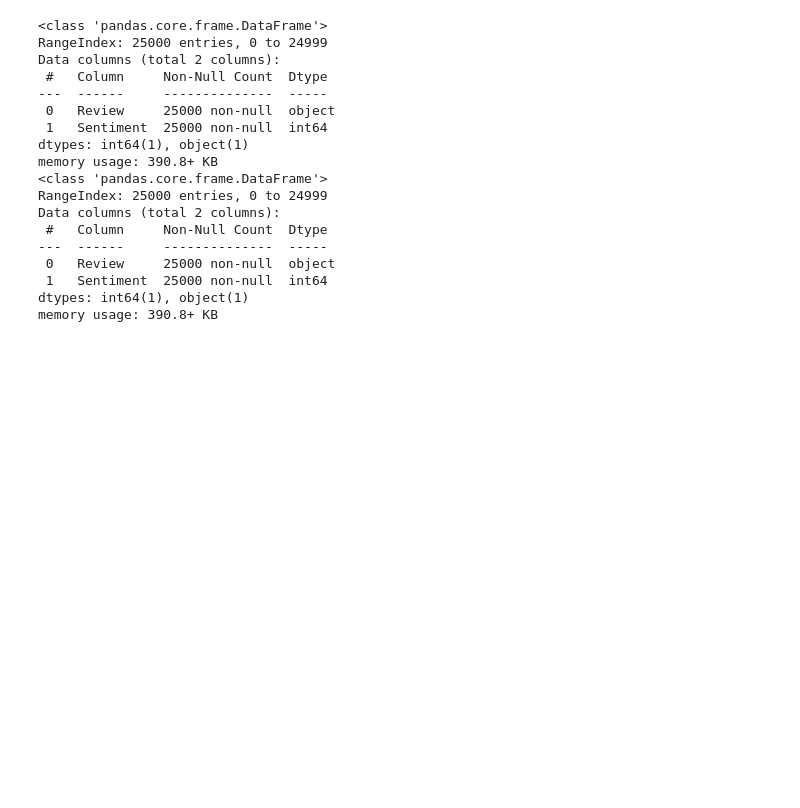
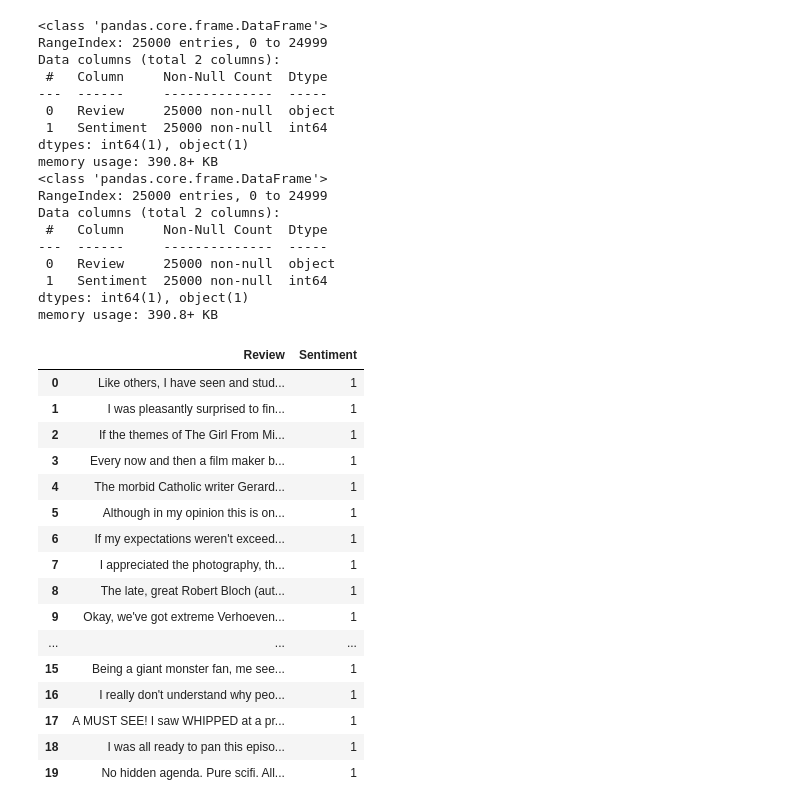
Before and after one commit to 27Swa/IMDB-Movie-Reviews, a Jupyter notebook: Untitled.ipynb, the cells around one changed output. Cells and saved outputs as stored; diff of their text form; code cells hidden in the pictures; blank space fills up the shorter version.

```diff
--- a/Untitled.ipynb
+++ b/Untitled.ipynb
@@ -25,6 +25,7 @@ aclImdb/train/unsup/49920_0.txt
 # %%
 import os
 import pandas as pd
+pd.set_option('max_colwidth', 1500)
 import numpy as np
 import matplotlib.pyplot as plt
 import seaborn as sns
@@ -33,6 +34,10 @@ import random
 from sklearn.feature_extraction.text import TfidfVectorizer
 from sklearn.metrics.pairwise import cosine_similarity
 import nltk
+nltk.download('punkt_tab')
+nltk.download('stopwords')
+nltk.download('wordnet')
+from nltk.tokenize import word_tokenize
 from nltk.corpus import stopwords
 from nltk.stem import WordNetLemmatizer
 import tensorflow as tf
@@ -83,3 +95,23 @@ Data columns (total 2 columns):
  1   Sentiment  25000 non-null  int64
 dtypes: int64(1), object(1)
 memory usage: 390.8+ KB
+# %%
+train_df.head(20)
+# %% [output]
+|  | Review | Sentiment |
+| 0 | Like others, I have seen and stud... | 1 |
+| 1 | I was pleasantly surprised to fin... | 1 |
+| 2 | If the themes of The Girl From Mi... | 1 |
+| 3 | Every now and then a film maker b... | 1 |
+| 4 | The morbid Catholic writer Gerard... | 1 |
+| 5 | Although in my opinion this is on... | 1 |
+| 6 | If my expectations weren't exceed... | 1 |
+| 7 | I appreciated the photography, th... | 1 |
+| 8 | The late, great Robert Bloch (aut... | 1 |
+| 9 | Okay, we've got extreme Verhoeven... | 1 |
+| ... | ... | ... |
+| 15 | Being a giant monster fan, me see... | 1 |
+| 16 | I really don't understand why peo... | 1 |
+| 17 | A MUST SEE! I saw WHIPPED at a pr... | 1 |
+| 18 | I was all ready to pan this episo... | 1 |
+| 19 | No hidden agenda. Pure scifi. All... | 1 |
```
Also changed, not shown: parts of 6 cells of this notebook.
